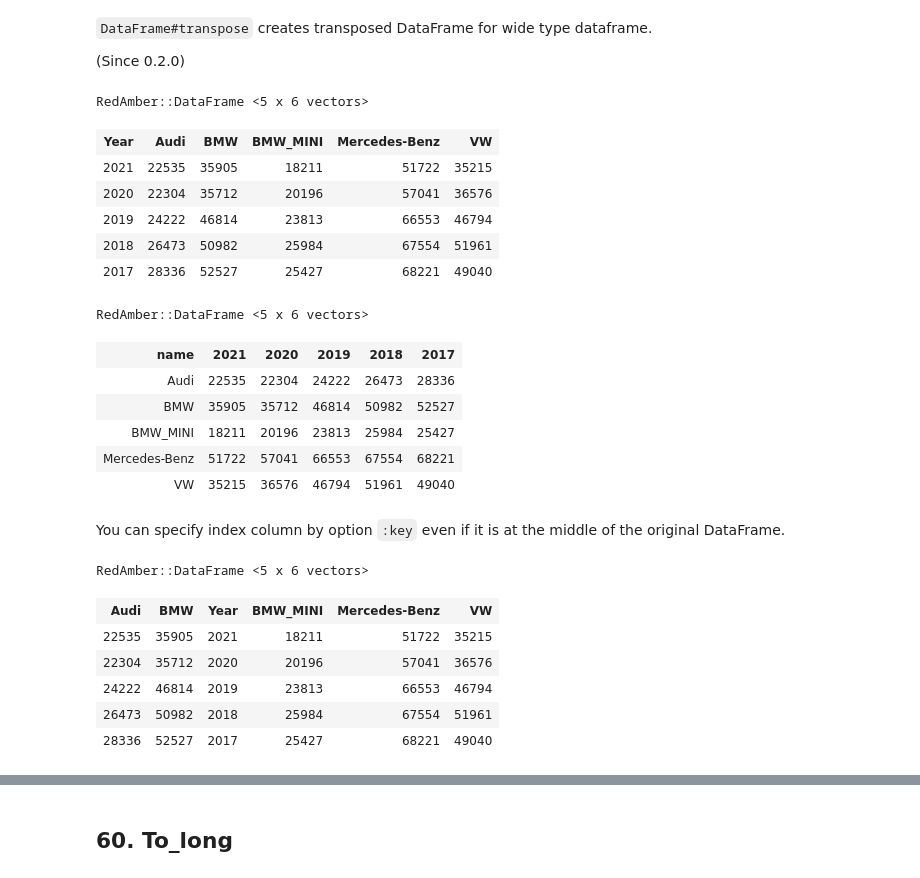
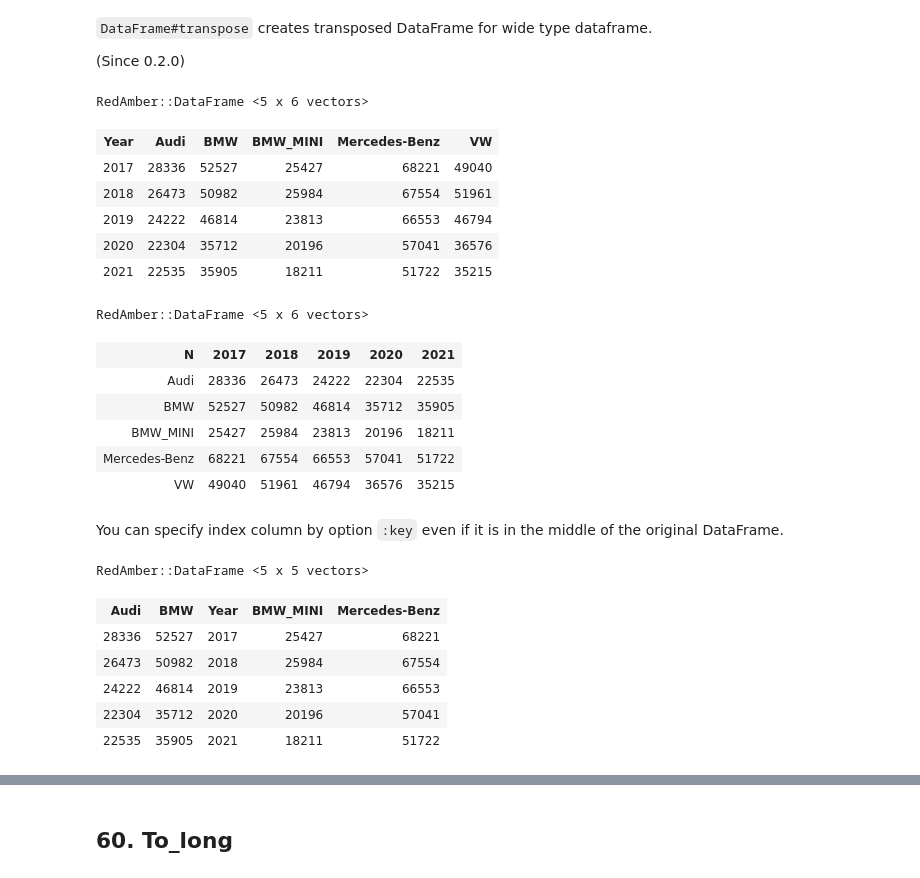
Before and after one commit to red-data-tools/red_amber, a Jupyter notebook: doc/examples_of_red_amber.ipynb, the cells around one changed output, grey strips where cells are left out. Saved outputs shown, nothing was run; the diff lists cells and outputs as text; code cells hidden in the pictures.

```diff
--- a/doc/examples_of_red_amber.ipynb
+++ b/doc/examples_of_red_amber.ipynb
@@ -118,5 +118,3 @@ RedAmber::DataFrame <32 x 11 vectors>
 ## 4. Load
 # %% [markdown]
 `RedAmber::DataFrame` delegates `#load` to `Arrow::Table#load`. We can load from `[.arrow, .arrows, .csv, .csv.gz, .tsv]` files.
-# %%
-DataFrame.load("../test/entity/with_header.csv")
@@ -128,0 +121,12 @@ RedAmber::DataFrame <3 x 2 vectors>
+# %%
+file = Tempfile.open(['comecome', '.csv']) do |f|
+  f.puts(<<~CSV)
+    name,age
+    Yasuko,68
+    Rui,49
+    Hinata,28
+  CSV
+  f
+end
+
+DataFrame.load(file)
@@ -2148,37 +2221,39 @@ RedAmber::DataFrame <2 x 2 vectors>
 
 (Since 0.2.0)
 # %%
-import_cars = RedAmber::DataFrame.load('../test/entity/import_cars.tsv')
+uri = URI("https://raw.githubusercontent.com/heronshoes/red_amber/master/test/entity/import_cars.tsv")
+import_cars = RedAmber::DataFrame.load(uri)
 # %% [output]
 RedAmber::DataFrame <5 x 6 vectors>
 | Year | Audi | BMW | BMW_MINI | Mercedes-Benz | VW |
+| 2017 | 28336 | 52527 | 25427 | 68221 | 49040 |
+| 2018 | 26473 | 50982 | 25984 | 67554 | 51961 |
+| 2019 | 24222 | 46814 | 23813 | 66553 | 46794 |
+| 2020 | 22304 | 35712 | 20196 | 57041 | 36576 |
 | 2021 | 22535 | 35905 | 18211 | 51722 | 35215 |
-| 2020 | 22304 | 35712 | 20196 | 57041 | 36576 |
-| 2019 | 24222 | 46814 | 23813 | 66553 | 46794 |
-| 2018 | 26473 | 50982 | 25984 | 67554 | 51961 |
-| 2017 | 28336 | 52527 | 25427 | 68221 | 49040 |
 # %%
 import_cars.transpose
 # %% [output]
 RedAmber::DataFrame <5 x 6 vectors>
-| name | 2021 | 2020 | 2019 | 2018 | 2017 |
-| Audi | 22535 | 22304 | 24222 | 26473 | 28336 |
-| BMW | 35905 | 35712 | 46814 | 50982 | 52527 |
-| BMW_MINI | 18211 | 20196 | 23813 | 25984 | 25427 |
-| Mercedes-Benz | 51722 | 57041 | 66553 | 67554 | 68221 |
-| VW | 35215 | 36576 | 46794 | 51961 | 49040 |
+| N | 2017 | 2018 | 2019 | 2020 | 2021 |
+| Audi | 28336 | 26473 | 24222 | 22304 | 22535 |
+| BMW | 52527 | 50982 | 46814 | 35712 | 35905 |
+| BMW_MINI | 25427 | 25984 | 23813 | 20196 | 18211 |
+| Mercedes-Benz | 68221 | 67554 | 66553 | 57041 | 51722 |
+| VW | 49040 | 51961 | 46794 | 36576 | 35215 |
 # %% [markdown]
-You can specify index column by option `:key` even if it is at the middle of the original DataFrame.
+You can specify index column by option `:key` even if it is in the middle of the original DataFrame.
 # %%
-df = import_cars.pick { [keys[1..2], keys[0], keys[3..]] }
+# locate `:Year` in the middle
+df = import_cars.pick(1..2, 0, 3..)
 # %% [output]
-RedAmber::DataFrame <5 x 6 vectors>
+RedAmber::DataFrame <5 x 5 vectors>
-| Audi | BMW | Year | BMW_MINI | Mercedes-Benz | VW |
-| 22535 | 35905 | 2021 | 18211 | 51722 | 35215 |
-| 22304 | 35712 | 2020 | 20196 | 57041 | 36576 |
-| 24222 | 46814 | 2019 | 23813 | 66553 | 46794 |
-| 26473 | 50982 | 2018 | 25984 | 67554 | 51961 |
-| 28336 | 52527 | 2017 | 25427 | 68221 | 49040 |
+| Audi | BMW | Year | BMW_MINI | Mercedes-Benz |
+| 28336 | 52527 | 2017 | 25427 | 68221 |
+| 26473 | 50982 | 2018 | 25984 | 67554 |
+| 24222 | 46814 | 2019 | 23813 | 66553 |
+| 22304 | 35712 | 2020 | 20196 | 57041 |
+| 22535 | 35905 | 2021 | 18211 | 51722 |
 # %%
 df.transpose(key: :Year)
 # %% [output]
```
Also changed, not shown: parts of 186 cells of this notebook.
